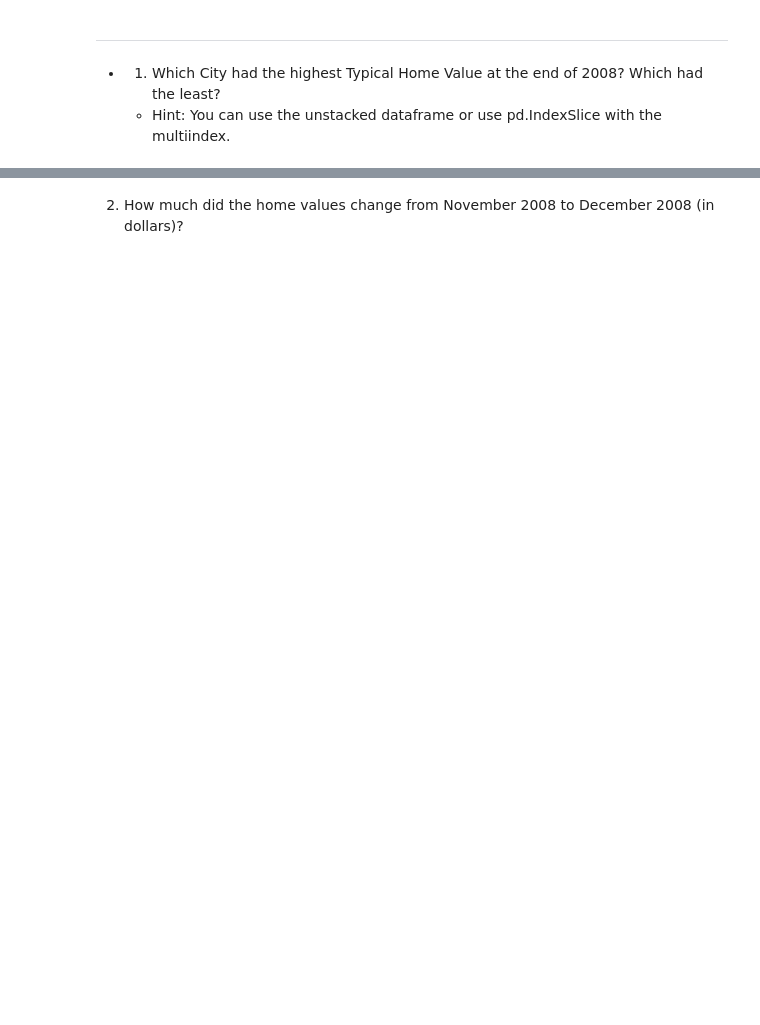
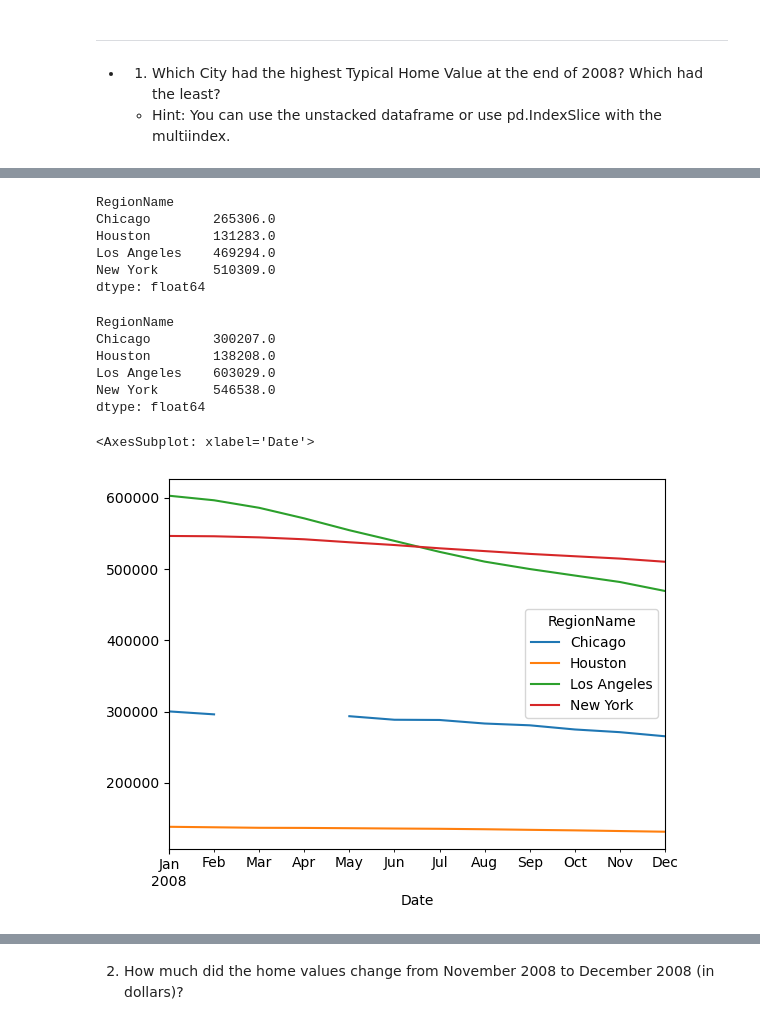
Before and after one commit to valmazan/Preparing-Time-Series-from-Wide-Form-Data, a Jupyter notebook: Preparing Time Series from Wide-Form Data.ipynb, the cells around one changed output, grey strips where cells are left out. Cells and saved outputs as stored; diff of their text form; code cells hidden in the pictures; blank space fills up the shorter version.

```diff
--- a/Preparing Time Series from Wide-Form Data.ipynb
+++ b/Preparing Time Series from Wide-Form Data.ipynb
@@ -346,0 +282,3 @@ ax= unstack.plot();
+# %%
+yr_df = df_unstacked.loc['2008']
+yr_df
@@ -346,0 +300,23 @@ ax= unstack.plot();
+# %%
+yr_df.min()
+# %% [output]
+RegionName
+Chicago        265306.0
+Houston        131283.0
+Los Angeles    469294.0
+New York       510309.0
+dtype: float64
+# %%
+yr_df.max()
+# %% [output]
+RegionName
+Chicago        300207.0
+Houston        138208.0
+Los Angeles    603029.0
+New York       546538.0
+dtype: float64
+# %%
+yr_df.plot()
+# %% [output]
+<AxesSubplot: xlabel='Date'>
+[figure, added]
```
Also changed, not shown: parts of 22 cells of this notebook.
